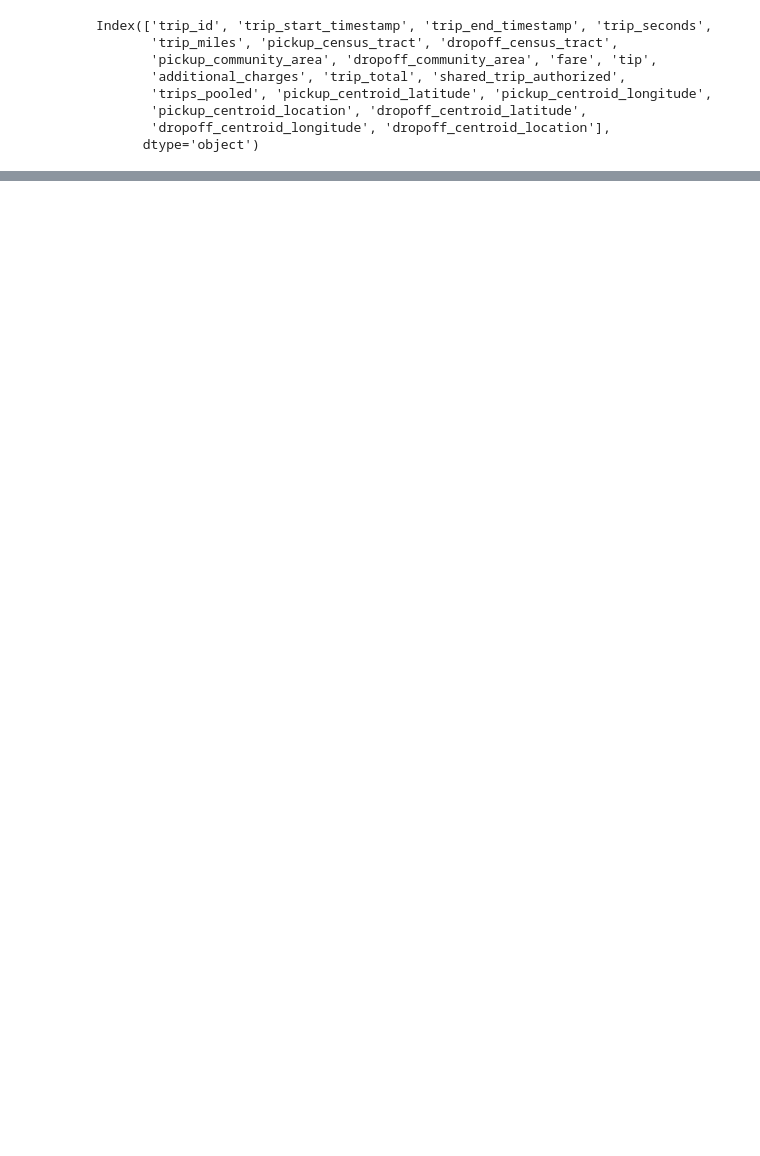
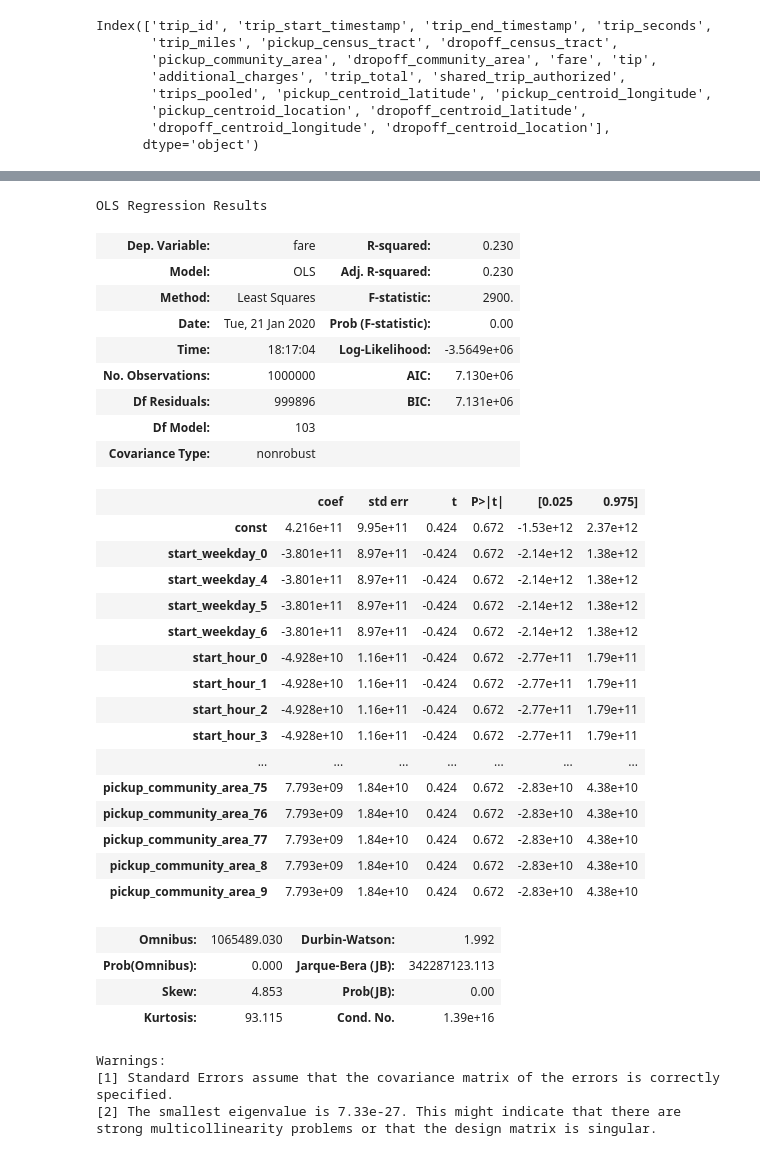
Before and after one commit to muoyo/chicago-ridesharing, a Jupyter notebook: notebooks/rideshare_EDA.ipynb, the cells around one changed output, grey strips where cells are left out. Cells and saved outputs as stored; diff of their text form; code cells hidden in the pictures; blank space fills up the shorter version.

Commit message:
Baseline regression

```diff
--- a/notebooks/rideshare_EDA.ipynb
+++ b/notebooks/rideshare_EDA.ipynb
@@ -195,0 +186,40 @@ array([ 0, 11, 87, ...,  1, 10, 87], dtype=int32)
+# %%
+# run multiple regression using statsmodels
+X_cat_df = sm.add_constant(X_cat_df)
+model = sm.OLS(y,X_cat_df).fit()
+model.summary()
+# %% [output]
+OLS Regression Results
+| Dep. Variable: | fare | R-squared: | 0.230 |
+| Model: | OLS | Adj. R-squared: | 0.230 |
+| Method: | Least Squares | F-statistic: | 2900. |
+| Date: | Tue, 21 Jan 2020 | Prob (F-statistic): | 0.00 |
+| Time: | 18:17:04 | Log-Likelihood: | -3.5649e+06 |
+| No. Observations: | 1000000 | AIC: | 7.130e+06 |
+| Df Residuals: | 999896 | BIC: | 7.131e+06 |
+| Df Model: | 103 |  |  |
+| Covariance Type: | nonrobust |  |  |
+|  | coef | std err | t | P>|t| | [0.025 | 0.975] |
+| const | 4.216e+11 | 9.95e+11 | 0.424 | 0.672 | -1.53e+12 | 2.37e+12 |
+| start_weekday_0 | -3.801e+11 | 8.97e+11 | -0.424 | 0.672 | -2.14e+12 | 1.38e+12 |
+| start_weekday_4 | -3.801e+11 | 8.97e+11 | -0.424 | 0.672 | -2.14e+12 | 1.38e+12 |
+| start_weekday_5 | -3.801e+11 | 8.97e+11 | -0.424 | 0.672 | -2.14e+12 | 1.38e+12 |
+| start_weekday_6 | -3.801e+11 | 8.97e+11 | -0.424 | 0.672 | -2.14e+12 | 1.38e+12 |
+| start_hour_0 | -4.928e+10 | 1.16e+11 | -0.424 | 0.672 | -2.77e+11 | 1.79e+11 |
+| start_hour_1 | -4.928e+10 | 1.16e+11 | -0.424 | 0.672 | -2.77e+11 | 1.79e+11 |
+| start_hour_2 | -4.928e+10 | 1.16e+11 | -0.424 | 0.672 | -2.77e+11 | 1.79e+11 |
+| start_hour_3 | -4.928e+10 | 1.16e+11 | -0.424 | 0.672 | -2.77e+11 | 1.79e+11 |
+| ... | ... | ... | ... | ... | ... | ... |
+| pickup_community_area_75 | 7.793e+09 | 1.84e+10 | 0.424 | 0.672 | -2.83e+10 | 4.38e+10 |
+| pickup_community_area_76 | 7.793e+09 | 1.84e+10 | 0.424 | 0.672 | -2.83e+10 | 4.38e+10 |
+| pickup_community_area_77 | 7.793e+09 | 1.84e+10 | 0.424 | 0.672 | -2.83e+10 | 4.38e+10 |
+| pickup_community_area_8 | 7.793e+09 | 1.84e+10 | 0.424 | 0.672 | -2.83e+10 | 4.38e+10 |
+| pickup_community_area_9 | 7.793e+09 | 1.84e+10 | 0.424 | 0.672 | -2.83e+10 | 4.38e+10 |
+| Omnibus: | 1065489.030 | Durbin-Watson: | 1.992 |
+| Prob(Omnibus): | 0.000 | Jarque-Bera (JB): | 342287123.113 |
+| Skew: | 4.853 | Prob(JB): | 0.00 |
+| Kurtosis: | 93.115 | Cond. No. | 1.39e+16 |
+Warnings:
+[1] Standard Errors assume that the covariance matrix of the errors is correctly specified.
+[2] The smallest eigenvalue is 7.33e-27. This might indicate that there are
+strong multicollinearity problems or that the design matrix is singular.
```
Also changed, not shown: parts of 16 cells of this notebook.
